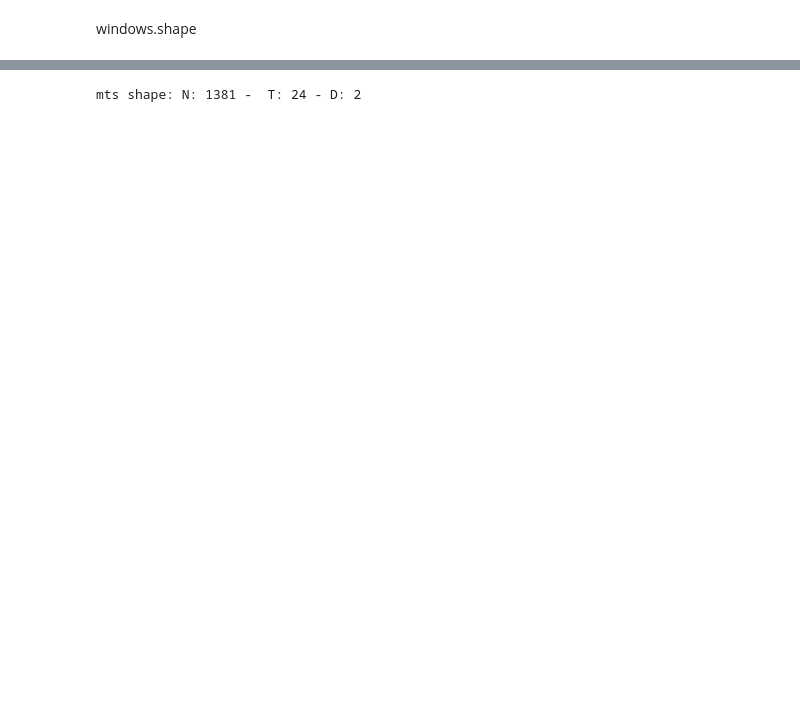
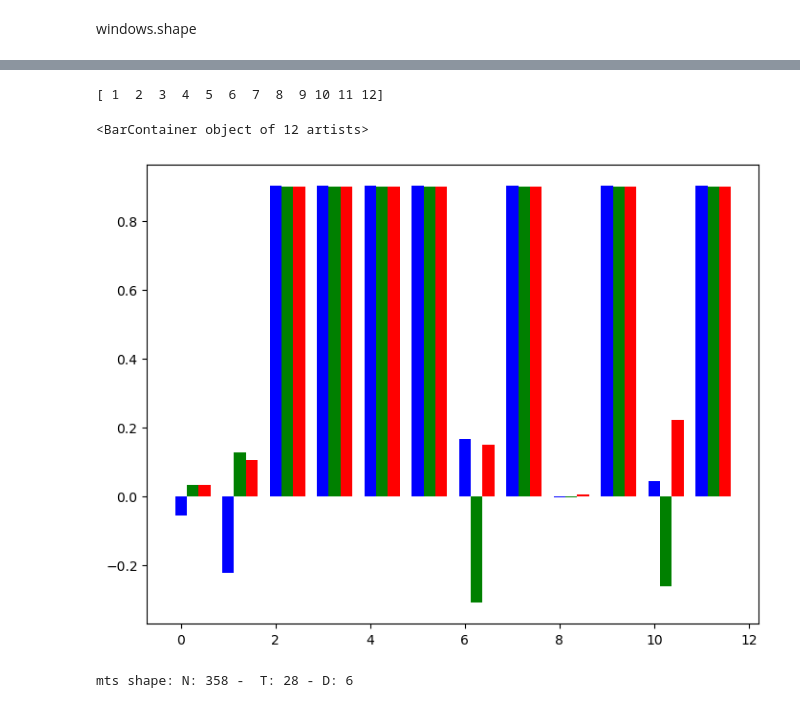
Before and after one commit to texsmv/airq_tool, a Jupyter notebook: ontario_projections_months.ipynb, the cells around one changed output, grey strips where cells are left out. Saved outputs shown, nothing was run; the diff lists cells and outputs as text; code cells hidden in the pictures; blank space fills up the shorter version.

```diff
--- a/ontario_projections_months.ipynb
+++ b/ontario_projections_months.ipynb
@@ -93,3 +139,46 @@ OMP: Info #276: omp_set_nested routine deprecated, please use omp_set_max_active
+# %%
+years = np.unique(month_ids)
+group_ids = month_ids
+
+fcs = []
+
+for target in years:
+
+    ccpca = CCPCA(n_components=1)
+    # target = 2012
+    ccpca.fit(
+        dfeatures[group_ids==target],
+        dfeatures[group_ids!=target],
+        var_thres_ratio=0.5,
+        n_alphas=40,
+        max_log_alpha=0.5,
+    )
+
+
+    coords2 = ccpca.transform(dfeatures[group_ids==target])
+    # coords2 = ccpca.transform(dfeatures[year_ids!=2011])
+    # coords2 = ccpca.transform(dfeatures)
+    best_alpha = ccpca.get_best_alpha()
+    cpca_fcs = ccpca.get_feat_contribs()
+    fcs.append(cpca_fcs)
+    # print(cpca_fcs)
+    # print(best_alpha)
+    # plt.scatter(coords2[:, 0], coords2[:, 1])
+# %%
+print(years)
+fcs = np.array(fcs)
+
+fig = plt.figure()
+ax = fig.add_axes([0,0,1,1])
+X = np.array([i for i in range (len(years))])
+ax.bar(X + 0.00, fcs[:,0], color = 'b', width = 0.25)
+ax.bar(X + 0.25, fcs[:,1], color = 'g', width = 0.25)
+ax.bar(X + 0.50, fcs[:,2], color = 'r', width = 0.25)
+# plt.bar(, fcs[:,0])
+# %% [output]
+[ 1  2  3  4  5  6  7  8  9 10 11 12]
+<BarContainer object of 12 artists>
+[figure, added]
 # %%
 from server.source.storage import MTSStorage
 
@@ -108,10 +197,10 @@ storage.add_mts(
     coords = {
         'coords': coords,
     },
-    sampling=False,
+    sampling=True,
     n_samples= N_VIZ_SAMPLES
 )
 
 storage.save()
 # %% [output]
-mts shape: N: 1381 -  T: 24 - D: 2
+mts shape: N: 358 -  T: 28 - D: 6
```
Also changed, not shown: parts of 12 cells of this notebook, 12 other files.
